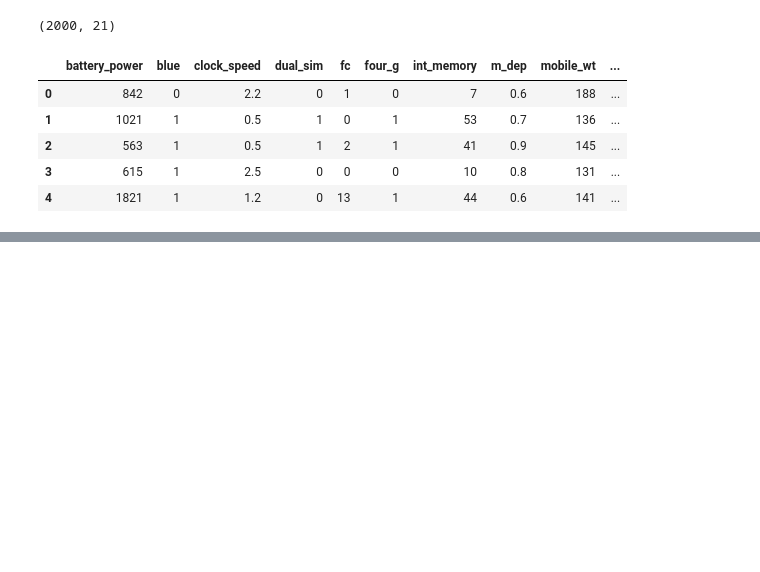
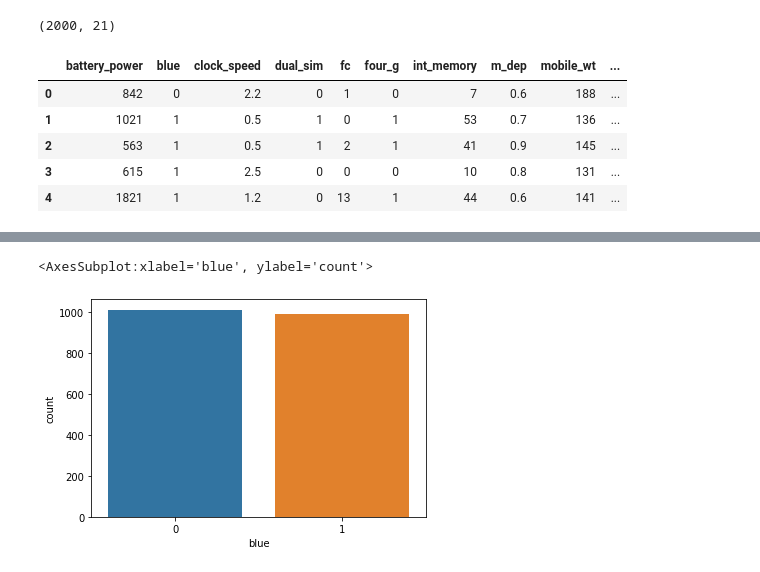
Before and after one commit to Artem123456789/smartphones_classification, a Jupyter notebook: main.ipynb, the cells around one changed output, grey strips where cells are left out. Saved outputs shown, nothing was run; the diff lists cells and outputs as text; code cells hidden in the pictures; blank space fills up the shorter version.

```diff
--- a/main.ipynb
+++ b/main.ipynb
@@ -22,0 +85,5 @@ df.head()
+# %%
+sns.countplot(data=df, x="blue")
+# %% [output]
+<AxesSubplot:xlabel='blue', ylabel='count'>
+[figure, added]
```
Also changed, not shown: parts of 17 cells of this notebook.
